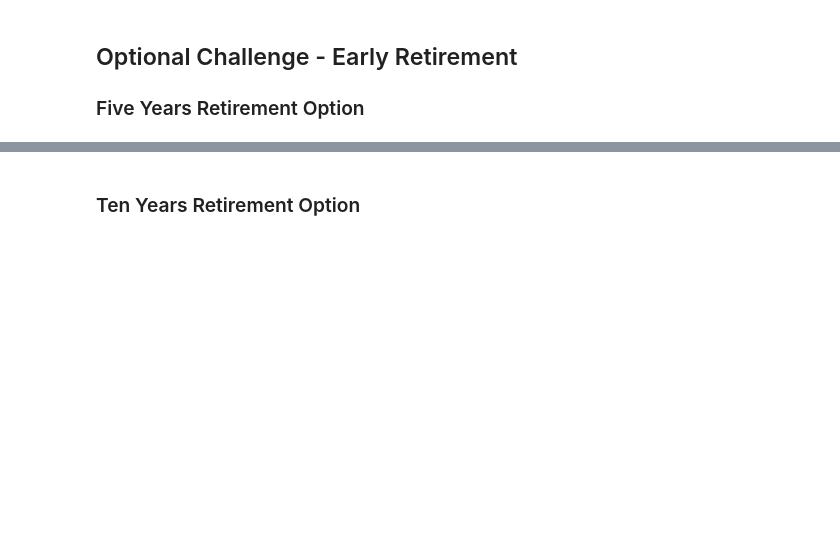
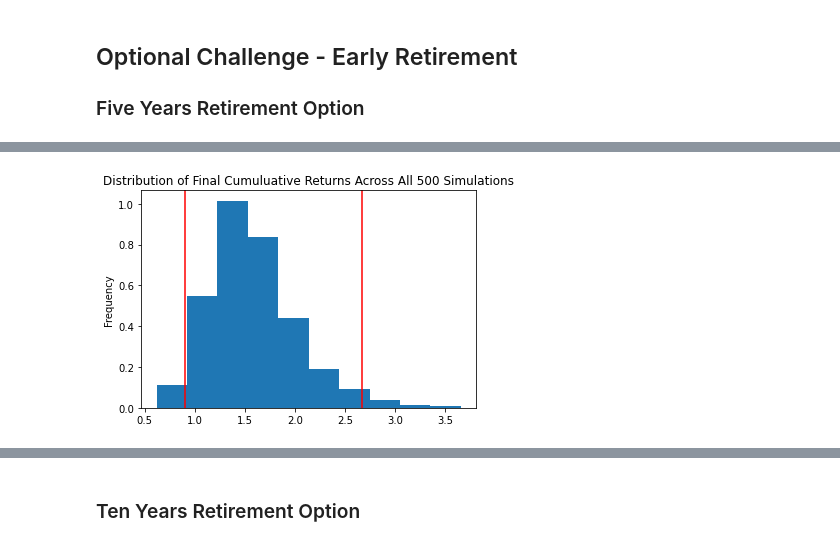
Before and after one commit to gokhanunal34/apiApplicationsWithPython, a Jupyter notebook: financial-planner.ipynb, the cells around one changed output, grey strips where cells are left out. Saved outputs shown, nothing was run; the diff lists cells and outputs as text; code cells hidden in the pictures; blank space fills up the shorter version.

```diff
--- a/financial-planner.ipynb
+++ b/financial-planner.ipynb
@@ -406,5 +455,7 @@ There is a 95% chance that an initial investment of $30000.0 in the portfolio ov
 # %%
 # Plot probability distribution and confidence intervals
-# YOUR CODE HERE!
+probability_chart = MC_five_years.plot_distribution()
+# %% [output]
+[figure, added]
 # %%
 # Fetch summary statistics from the Monte Carlo simulation results
```
Also changed, not shown: parts of 13 cells of this notebook.
